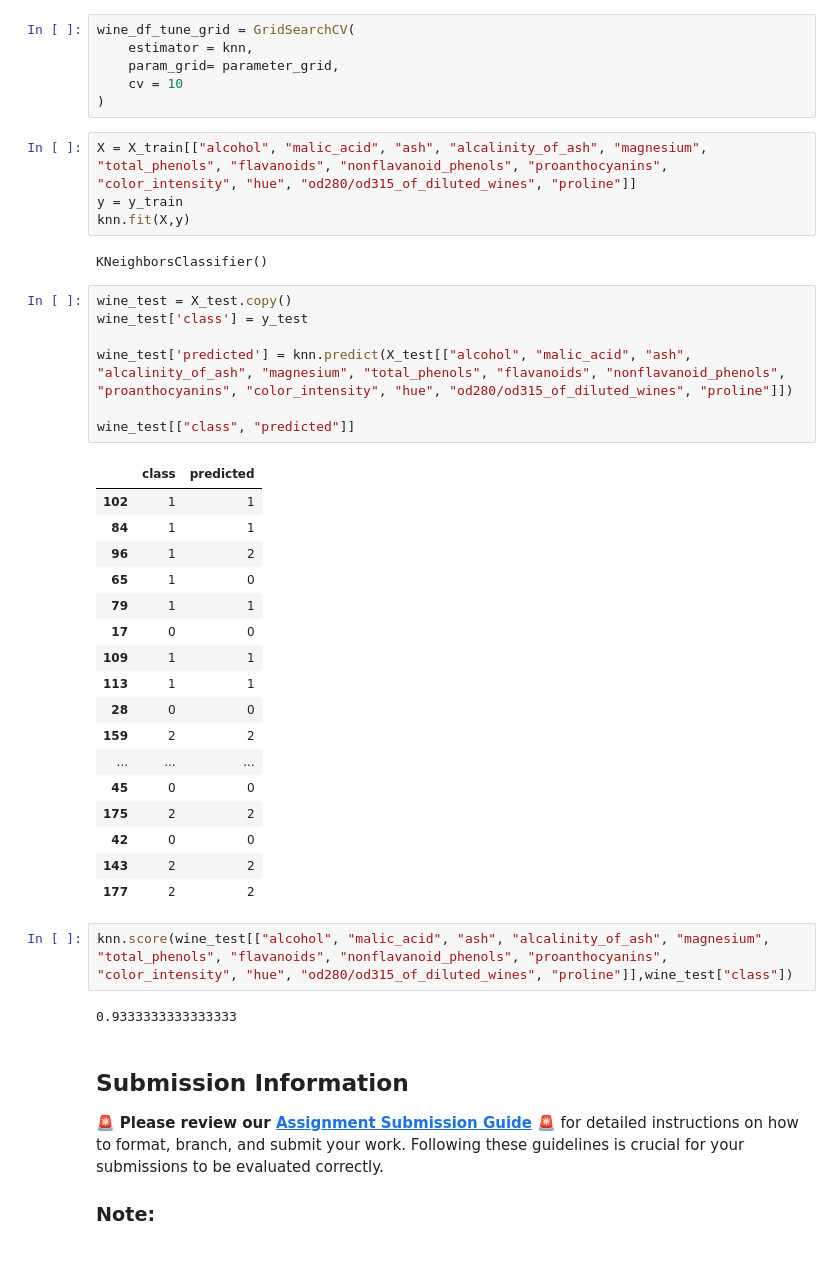
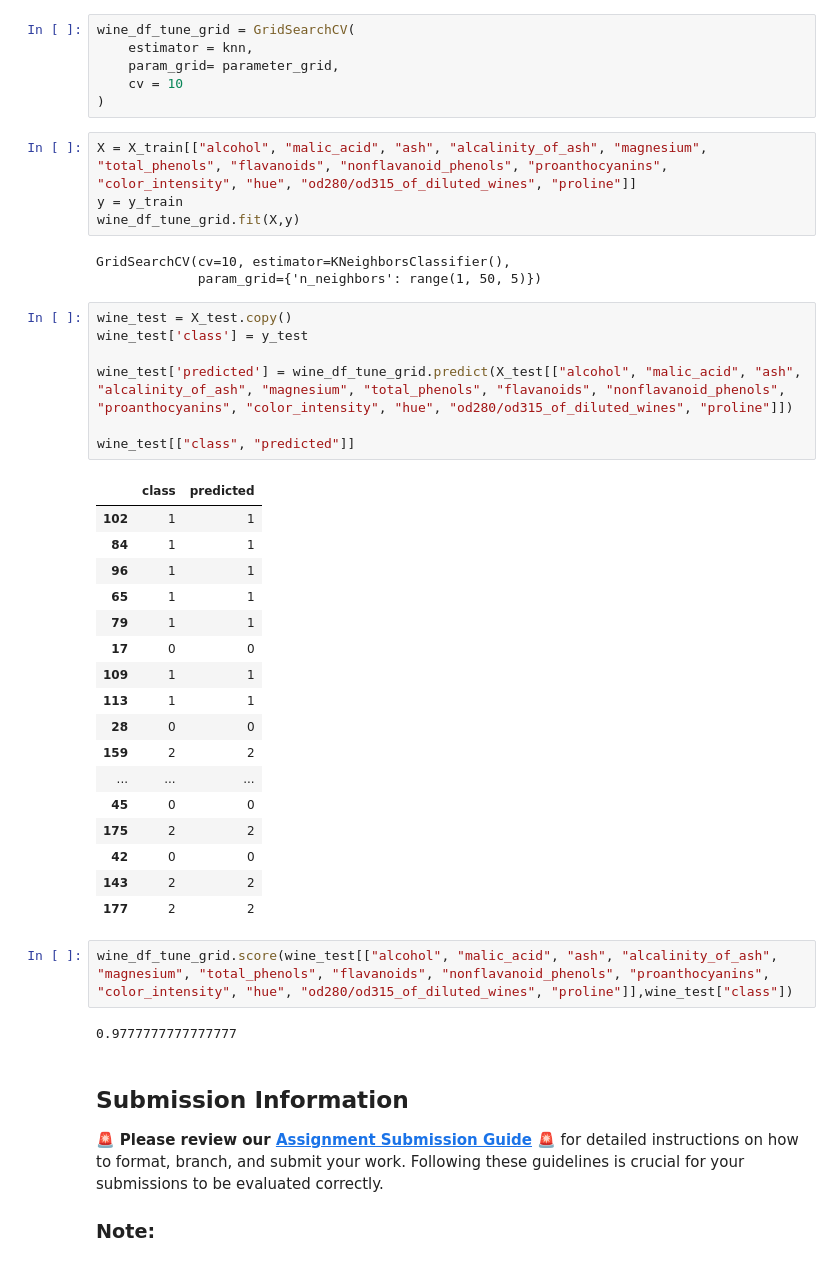
Before and after one commit to Lakshmirajakri/LCR, a Jupyter notebook: 02_activities/assignments/assignment_1.ipynb, the cells around one changed output. Cells and saved outputs as stored; diff of their text form.

Commit message:
trained the KNN to the grid search parameter

```diff
--- a/02_activities/assignments/assignment_1.ipynb
+++ b/02_activities/assignments/assignment_1.ipynb
@@ -255,22 +255,23 @@ wine_df_tune_grid = GridSearchCV(
 # %%
 X = X_train[["alcohol", "malic_acid", "ash", "alcalinity_of_ash", "magnesium", "total_phenols", "flavanoids", "nonflavanoid_phenols", "proanthocyanins", "color_intensity", "hue", "od280/od315_of_diluted_wines", "proline"]]
 y = y_train
-knn.fit(X,y)
+wine_df_tune_grid.fit(X,y)
 # %% [output]
-KNeighborsClassifier()
+GridSearchCV(cv=10, estimator=KNeighborsClassifier(),
+             param_grid={'n_neighbors': range(1, 50, 5)})
 # %%
 wine_test = X_test.copy()
 wine_test['class'] = y_test
 
-wine_test['predicted'] = knn.predict(X_test[["alcohol", "malic_acid", "ash", "alcalinity_of_ash", "magnesium", "total_phenols", "flavanoids", "nonflavanoid_phenols", "proanthocyanins", "color_intensity", "hue", "od280/od315_of_diluted_wines", "proline"]])
+wine_test['predicted'] = wine_df_tune_grid.predict(X_test[["alcohol", "malic_acid", "ash", "alcalinity_of_ash", "magnesium", "total_phenols", "flavanoids", "nonflavanoid_phenols", "proanthocyanins", "color_intensity", "hue", "od280/od315_of_diluted_wines", "proline"]])
 
 wine_test[["class", "predicted"]]
 # %% [output]
 |  | class | predicted |
 | 102 | 1 | 1 |
 | 84 | 1 | 1 |
-| 96 | 1 | 2 |
-| 65 | 1 | 0 |
+| 96 | 1 | 1 |
+| 65 | 1 | 1 |
 | 79 | 1 | 1 |
 | 17 | 0 | 0 |
 | 109 | 1 | 1 |
@@ -284,9 +285,9 @@ wine_test[["class", "predicted"]]
 | 143 | 2 | 2 |
 | 177 | 2 | 2 |
 # %%
-knn.score(wine_test[["alcohol", "malic_acid", "ash", "alcalinity_of_ash", "magnesium", "total_phenols", "flavanoids", "nonflavanoid_phenols", "proanthocyanins", "color_intensity", "hue", "od280/od315_of_diluted_wines", "proline"]],wine_test["class"])
+wine_df_tune_grid.score(wine_test[["alcohol", "malic_acid", "ash", "alcalinity_of_ash", "magnesium", "total_phenols", "flavanoids", "nonflavanoid_phenols", "proanthocyanins", "color_intensity", "hue", "od280/od315_of_diluted_wines", "proline"]],wine_test["class"])
 # %% [output]
-0.9333333333333333
+0.9777777777777777
 # %% [markdown]
 ## Submission Information
 
```
